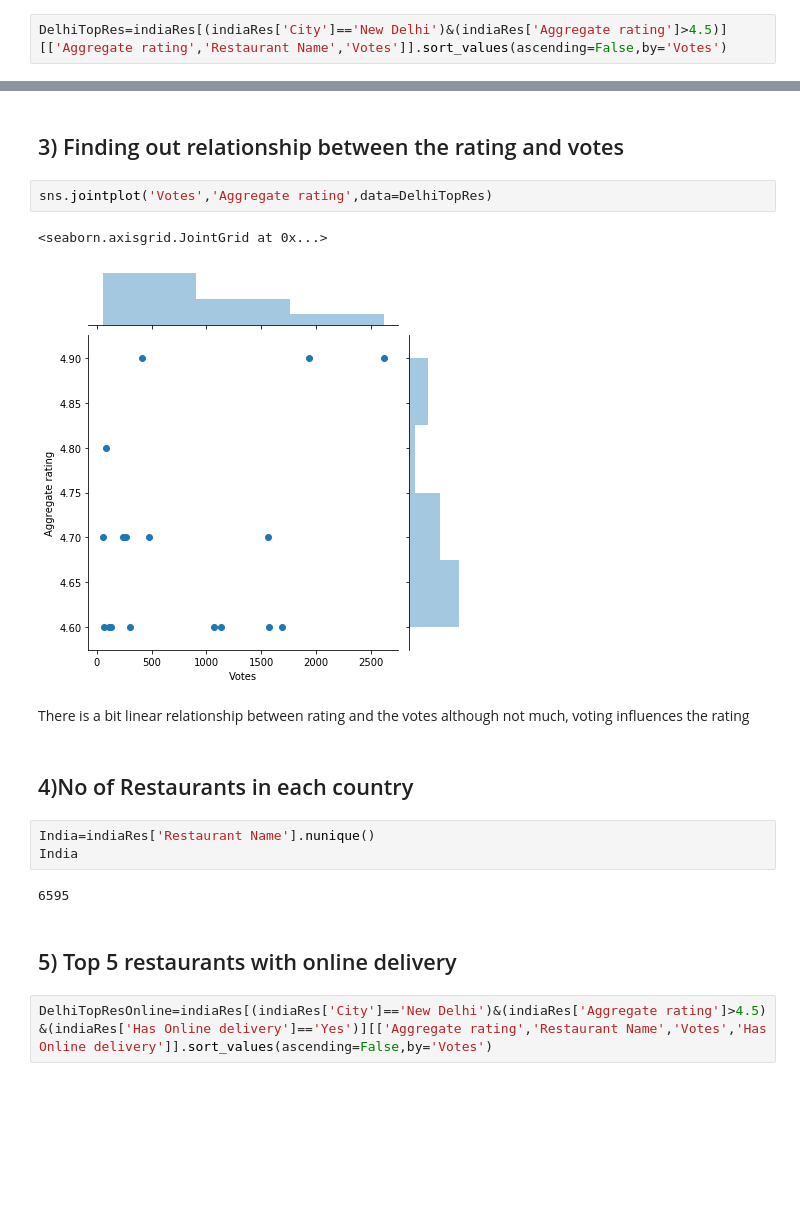
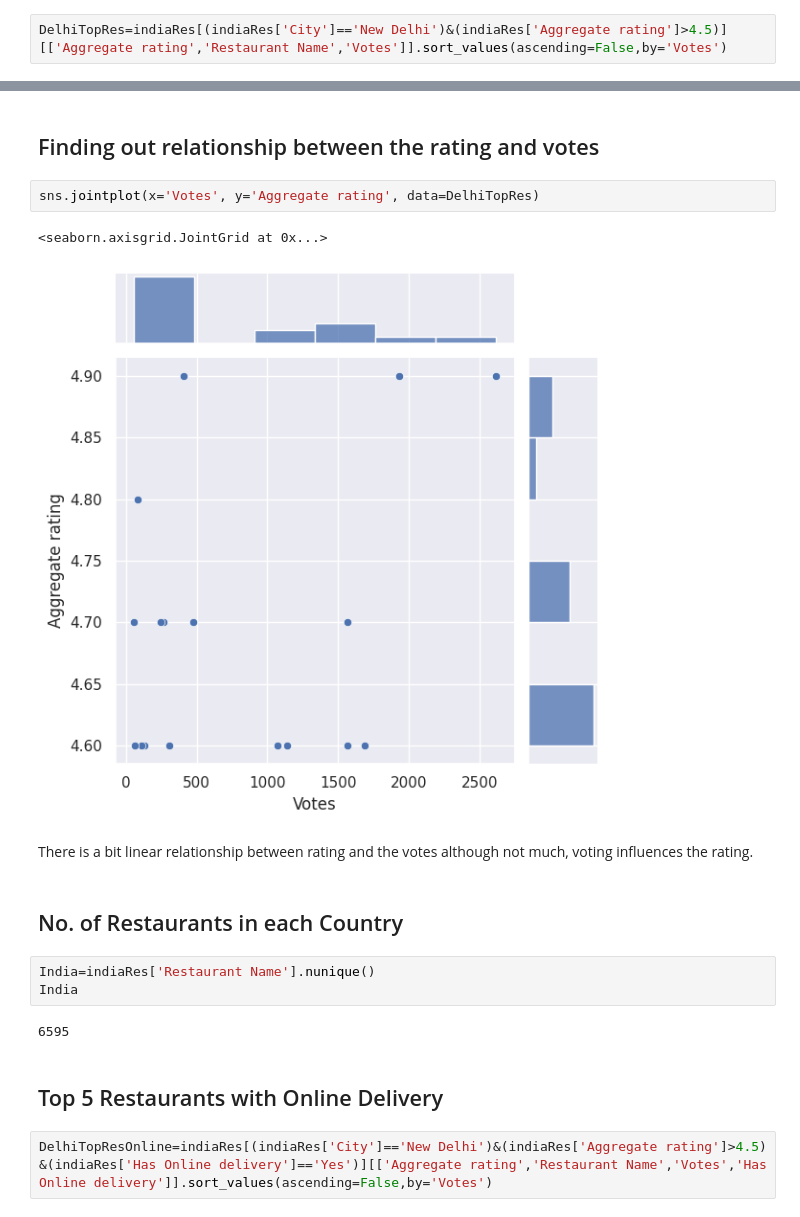
Before and after one commit to ShubhamMaurya7/Zomato-Restaurants-Data-Analysis, a Jupyter notebook: Zomato_Data_Analysis.ipynb, the cells around one changed output, grey strips where cells are left out. Saved outputs shown, nothing was run; the diff lists cells and outputs as text; blank space fills up the shorter version.

```diff
--- a/Zomato_Data_Analysis.ipynb
+++ b/Zomato_Data_Analysis.ipynb
@@ -145,21 +232,21 @@ DelhiTopRes.style.apply(lambda x: ['background: green' if x.name == 'Votes' else
 # %% [markdown]
-## 3) Finding out relationship between the rating and votes
+## Finding out relationship between the rating and votes
 # %%
-sns.jointplot('Votes','Aggregate rating',data=DelhiTopRes)
+sns.jointplot(x='Votes', y='Aggregate rating', data=DelhiTopRes)
 # %% [output]
 <seaborn.axisgrid.JointGrid at 0x...>
-[figure, old version]
+[figure, new version]
 # %% [markdown]
-There is a bit linear relationship between rating and the votes although not much, voting influences the rating
+There is a bit linear relationship between rating and the votes although not much, voting influences the rating.
 # %% [markdown]
-## 4)No of Restaurants in each country
+## No. of Restaurants in each Country
 # %%
 India=indiaRes['Restaurant Name'].nunique()
 India
 # %% [output]
 6595
 # %% [markdown]
-## 5) Top 5 restaurants with online delivery
+## Top 5 Restaurants with Online Delivery
 # %%
 DelhiTopResOnline=indiaRes[(indiaRes['City']=='New Delhi')&(indiaRes['Aggregate rating']>4.5) &(indiaRes['Has Online delivery']=='Yes')][['Aggregate rating','Restaurant Name','Votes','Has Online delivery']].sort_values(ascending=False,by='Votes')
 # %%
```
Also changed, not shown: parts of 41 cells of this notebook.
